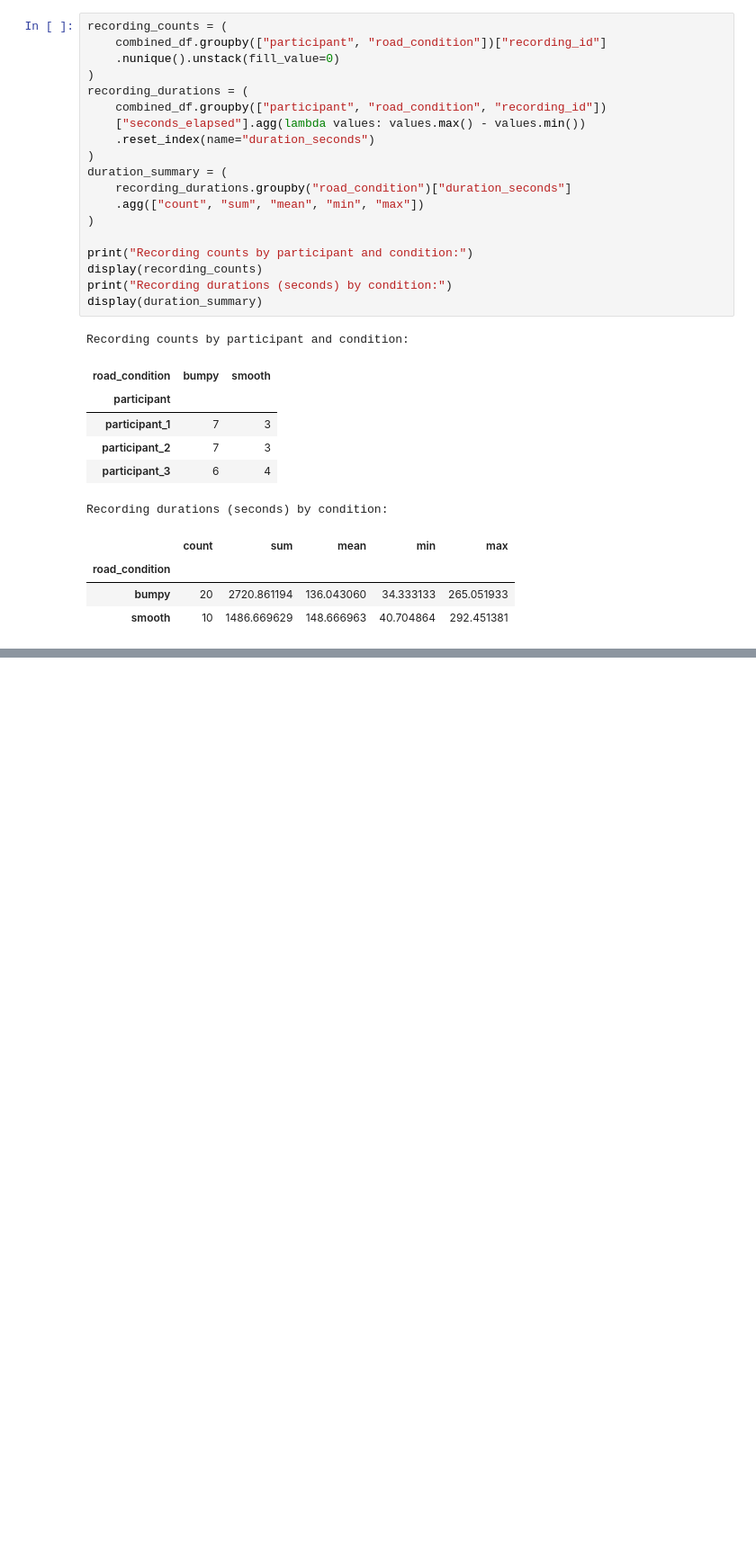
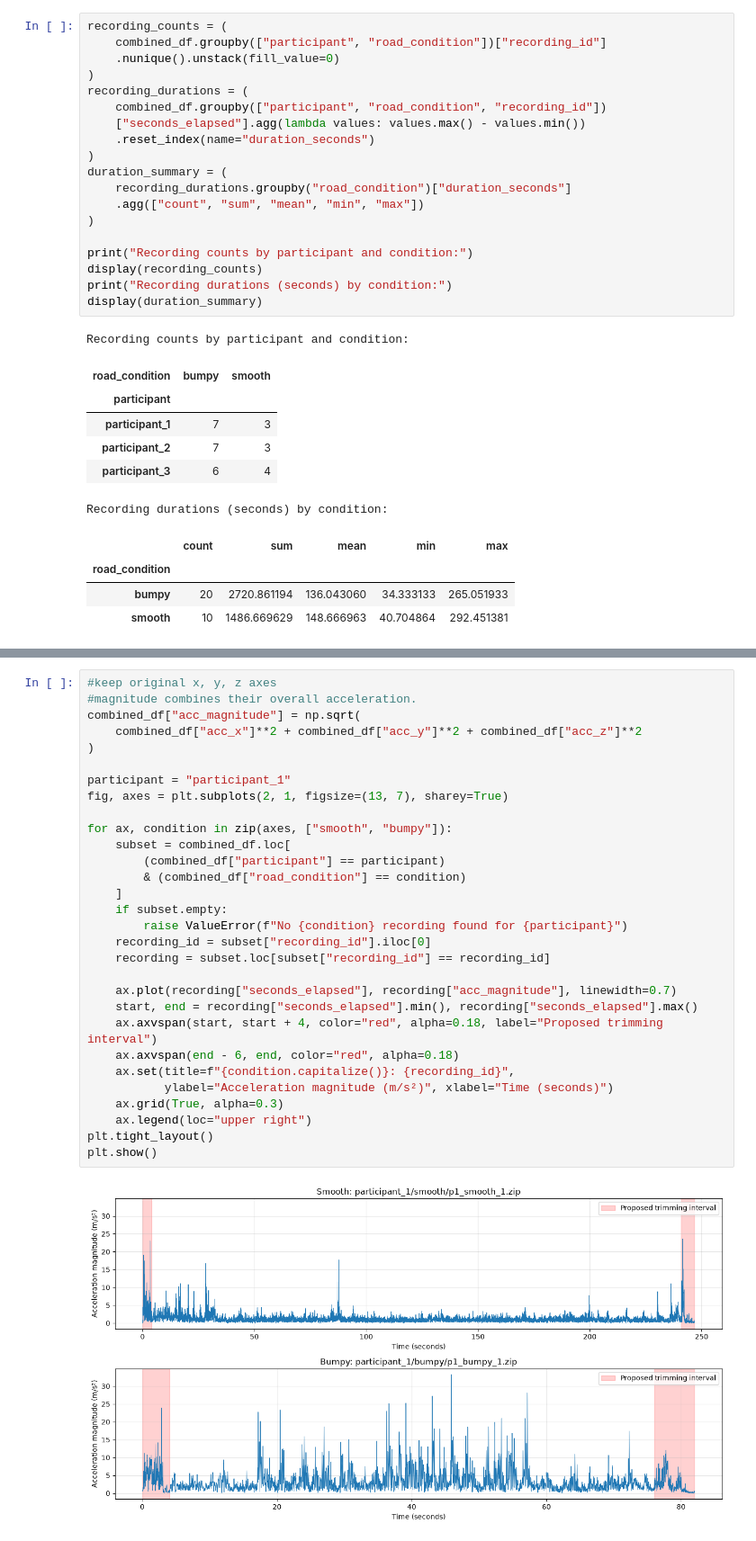
Before and after one commit to xinran-2/Pavement-smoothness-detection-model, a Jupyter notebook: notebooks/Project_pipeline.ipynb, the cells around one changed output, grey strips where cells are left out. Shown at 90% size. Cells and saved outputs as stored; diff of their text form; blank space fills up the shorter version.

```diff
--- a/notebooks/Project_pipeline.ipynb
+++ b/notebooks/Project_pipeline.ipynb
@@ -144,0 +141,32 @@ The analysis also aims to identify the portions of each recording corresponding
+# %%
+#keep original x, y, z axes
+#magnitude combines their overall acceleration.
+combined_df["acc_magnitude"] = np.sqrt(
+    combined_df["acc_x"]**2 + combined_df["acc_y"]**2 + combined_df["acc_z"]**2
+)
+
+participant = "participant_1"
+fig, axes = plt.subplots(2, 1, figsize=(13, 7), sharey=True)
+
+for ax, condition in zip(axes, ["smooth", "bumpy"]):
+    subset = combined_df.loc[
+        (combined_df["participant"] == participant)
+        & (combined_df["road_condition"] == condition)
+    ]
+    if subset.empty:
+        raise ValueError(f"No {condition} recording found for {participant}")
+    recording_id = subset["recording_id"].iloc[0]
+    recording = subset.loc[subset["recording_id"] == recording_id]
+
+    ax.plot(recording["seconds_elapsed"], recording["acc_magnitude"], linewidth=0.7)
+    start, end = recording["seconds_elapsed"].min(), recording["seconds_elapsed"].max()
+    ax.axvspan(start, start + 4, color="red", alpha=0.18, label="Proposed trimming interval")
+    ax.axvspan(end - 6, end, color="red", alpha=0.18)
+    ax.set(title=f"{condition.capitalize()}: {recording_id}",
+           ylabel="Acceleration magnitude (m/s²)", xlabel="Time (seconds)")
+    ax.grid(True, alpha=0.3)
+    ax.legend(loc="upper right")
+plt.tight_layout()
+plt.show()
+# %% [output]
+[figure, added]
```
Also changed, not shown: parts of 16 cells of this notebook.
